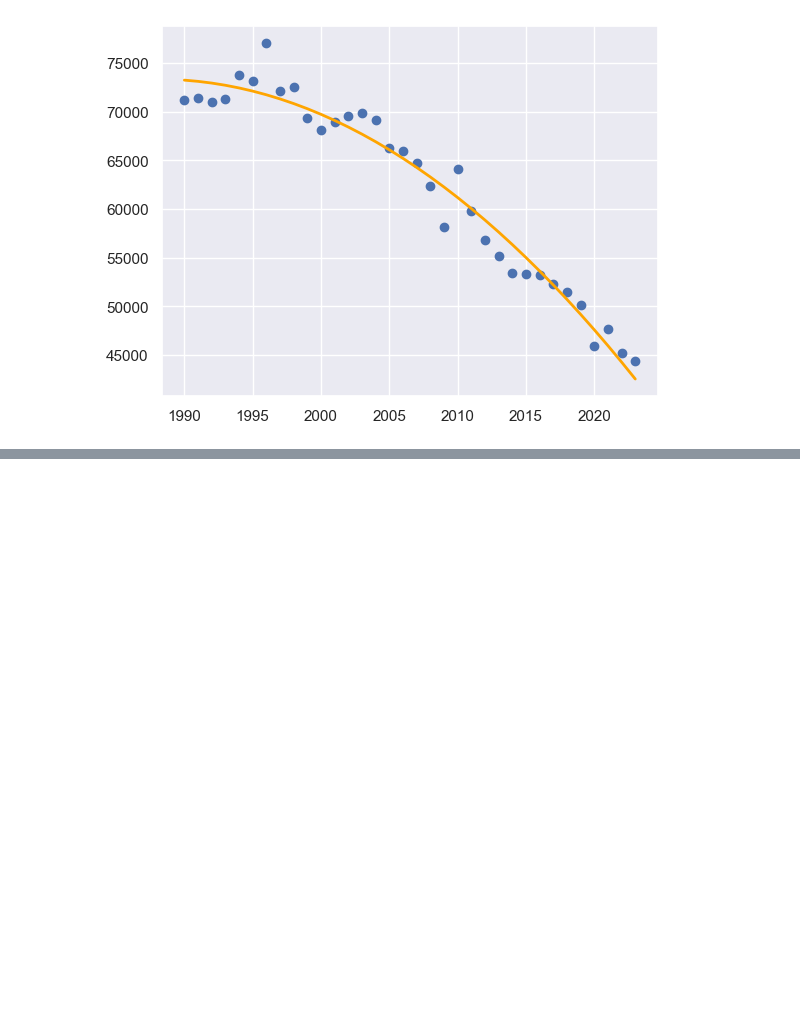
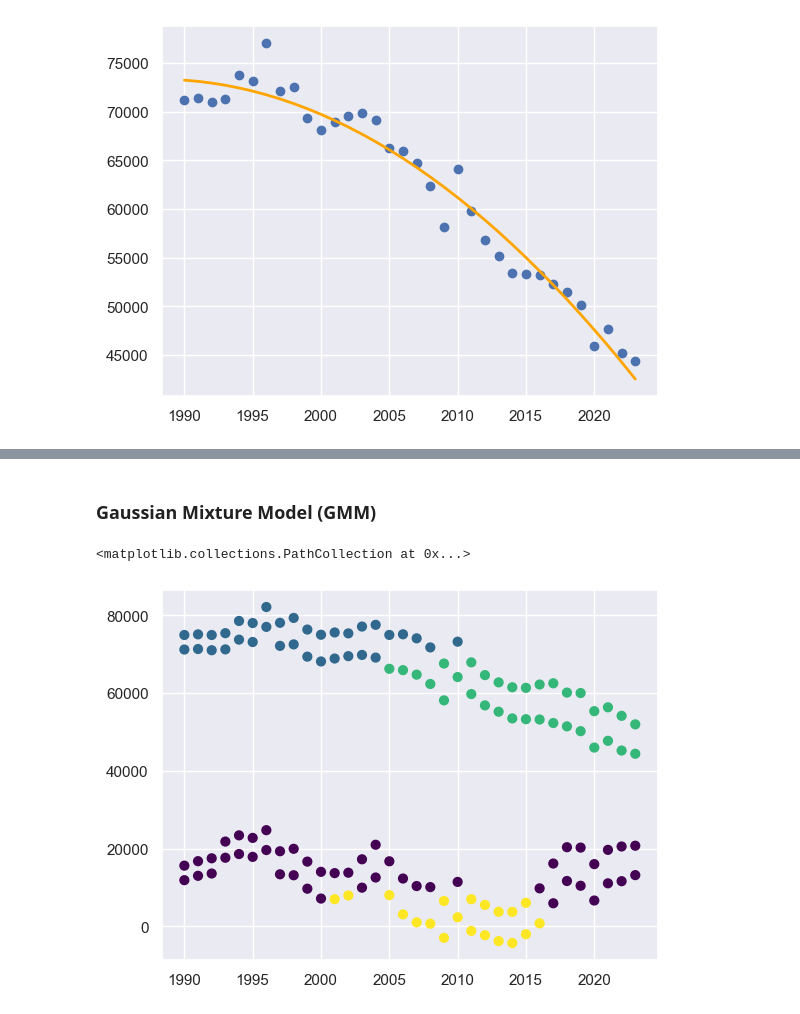
Before and after one commit to clementpickel/DSP_Assignement, a Jupyter notebook: Assignement2/Assignement2_group4.ipynb, the cells around one changed output, grey strips where cells are left out. Saved outputs shown, nothing was run; the diff lists cells and outputs as text; code cells hidden in the pictures; blank space fills up the shorter version.

```diff
--- a/Assignement2/Assignement2_group4.ipynb
+++ b/Assignement2/Assignement2_group4.ipynb
@@ -121,0 +184,11 @@ plt.plot(x, yfit, color='orange', lw=2)
+# %% [markdown]
+### Gaussian Mixture Model (GMM)
+# %%
+from sklearn.mixture import GaussianMixture as GMM
+
+gmm = GMM(n_components=4, random_state=0)
+labels = gmm.fit(X).predict(X)
+plt.scatter(X[:, 0], X[:, 1], c=labels, s=40, cmap='viridis')
+# %% [output]
+<matplotlib.collections.PathCollection at 0x...>
+[figure, added]
```
Also changed, not shown: parts of 7 cells of this notebook.
